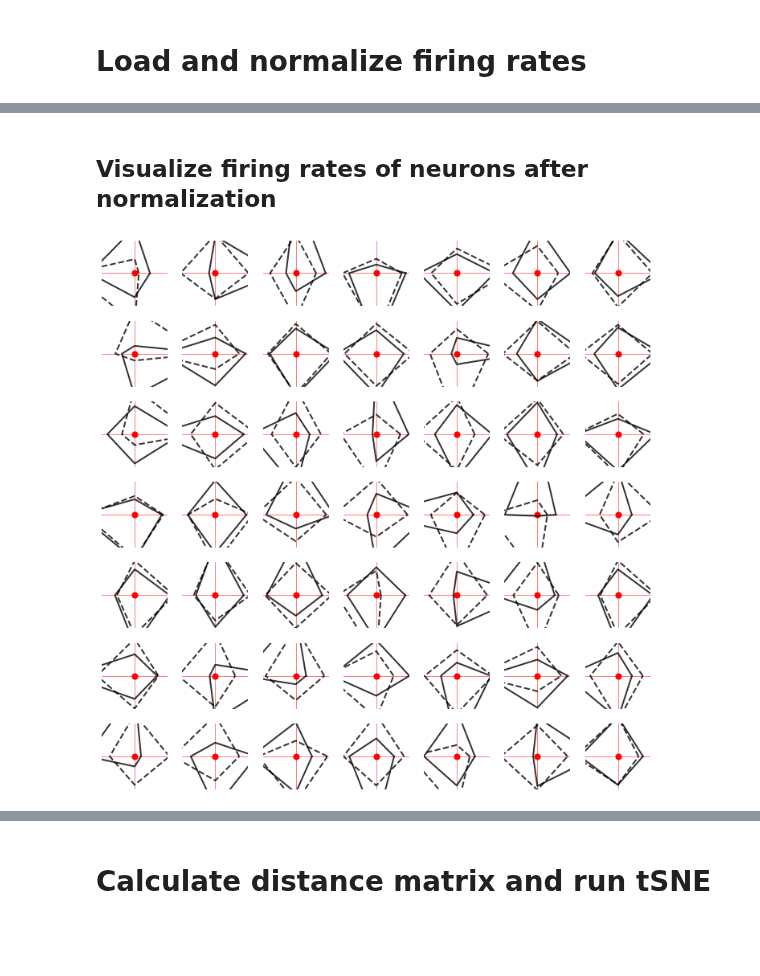
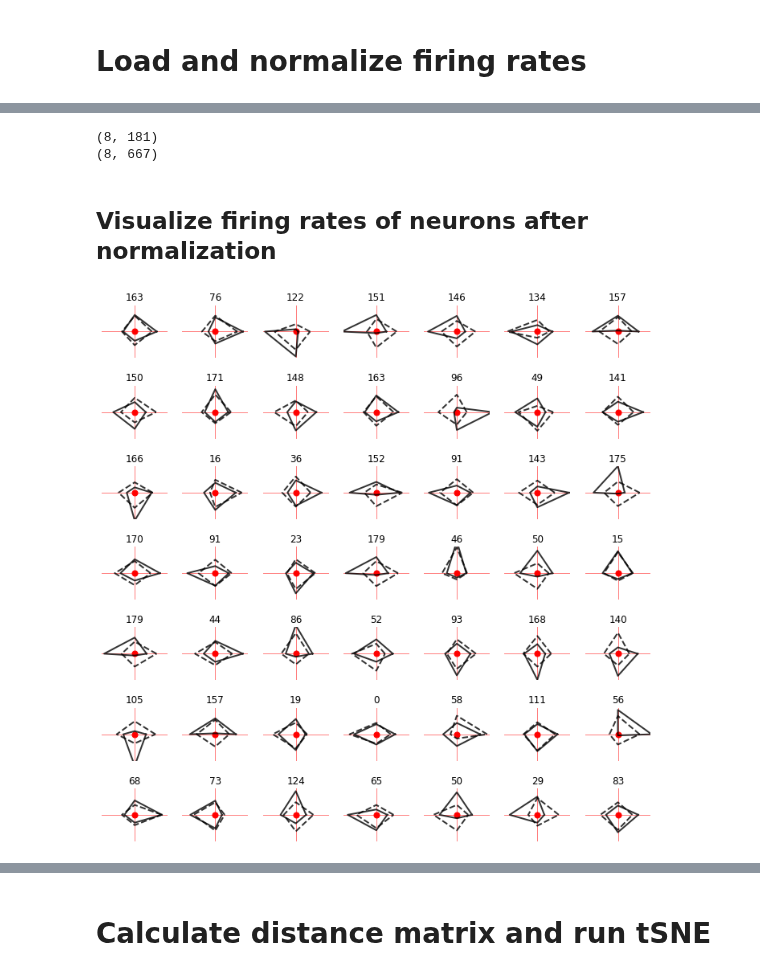
Before and after one commit to azaho/ccn_story3, a Jupyter notebook: netdist.ipynb, the cells around one changed output, grey strips where cells are left out. Saved outputs shown, nothing was run; the diff lists cells and outputs as text; code cells hidden in the pictures; blank space fills up the shorter version.

```diff
--- a/netdist.ipynb
+++ b/netdist.ipynb
@@ -194,11 +241,12 @@ for reshuffle_test, keeping 100% of networks
 # %%
+add_sensory_units = False
 def normalization_function(firing_rates, smoothing_term=0.05):
-    mean_fr = np.expand_dims(np.mean(temp, axis=0), axis=0)
-    std_fr = np.expand_dims(np.std(temp, axis=0), axis=0)
-    #return (firing_rates - mean_fr)/(std_fr+smoothing_term)+1
+    mean_fr = np.expand_dims(np.mean(firing_rates, axis=0), axis=0)
+    std_fr = np.expand_dims(np.std(firing_rates, axis=0), axis=0)
+    return (firing_rates - mean_fr)/(std_fr+smoothing_term)+1
 
-    min_fr = np.expand_dims(np.min(temp, axis=0), axis=0)
-    max_fr = np.expand_dims(np.max(temp, axis=0), axis=0)
+    min_fr = np.expand_dims(np.min(firing_rates, axis=0), axis=0)
+    max_fr = np.expand_dims(np.max(firing_rates, axis=0), axis=0)
     return (firing_rates-min_fr) / (max_fr-min_fr+smoothing_term)
 
 arrays = []
@@ -209,9 +257,10 @@ for network_name, network in all_networks.items():
     if "neural" in network:  # process neural data separately, as it's in a different format.
         for name in names:
             temp = np.load(name+".npy").reshape(4, 2, -1)+1
-            temp = normalization_function(temp, smoothing_term=1)
+            #temp = normalization_function(temp, smoothing_term=1)
             temp = temp.reshape(-1, temp.shape[-1])
             arrays.append(temp)
+            print(temp.shape)
     else:
         for j, name in enumerate(names):
             # defining parameters (these have to be the same as in training files)
@@ -237,9 +286,17 @@ for network_name, network in all_networks.items():
             temp = np.zeros((n_trials, 2, net_size))
             temp[:, 0, :] = np.mean(array.reshape(n_trials, total_time, net_size)[::, t_cue_from:t_cue_to, :], axis=1)
             temp[:, 1, :] = np.mean(array.reshape(n_trials, total_time, net_size)[::, t_d_from:t_d_to, :], axis=1)
+
+            if add_sensory_units:
+                temp2 = np.zeros((n_trials, 2, net_size*2))
+                temp2[:, :, :net_size] = np.copy(temp)
+                for k in range(64):
+                    temp2[k, 0, net_size:] = _input_direction_representation((k//8)*45)
+                temp = temp2
+
             temp = normalization_function(temp, smoothing_term=0.01)
             temp = temp[network["indices"]]  # only select certain trials
-            temp = temp.reshape(-1, net_size)
+            temp = temp.reshape(-1, temp.shape[-1])
             arrays.append(temp)
 
     network_names.append(network_name)
@@ -247,39 +304,44 @@ for network_name, network in all_networks.items():
     for name in names:
         network['ids'].append(i)
         i+=1
+# %% [output]
+(8, 181)
+(8, 667)
 # %% [markdown]
 ## Visualize firing rates of neurons after normalization
 # %%
 # visualize how selective neurons look like after normalization
 # solid line for t=input, dotted for t=distractor
 show_neurons = "diego_phd_mst"
 #show_neurons = "gating"
 array = np.copy(arrays[all_networks[show_neurons]["ids"][0]].reshape(4, 2, -1))
 fig, axes = plt.subplots(7, 7, figsize=(10, 10))
 for i in range(7):
     for j in range(7):
         ax = axes[i, j]
         n_i = 5 * i + j
         n_i = np.random.randint(0, array.shape[-1]-1)#5 * i + j
 
         ax.scatter([0], [0], 50, color="red")
         ax.plot([-100, 100], [0, 0], "r-", linewidth=.5)
         ax.plot([0, 0], [-100, 100], "r-", linewidth=.5)
 
         coords = np.array([[1, 0], [0, 1], [-1, 0], [0, -1], [1, 0]], dtype=float)
         coords *= np.expand_dims(array[:, 0, n_i][[0, 1, 2, 3, 0]], axis=1)
         ax.plot(coords[:, 0], coords[:, 1], "k-", linewidth=2, alpha=0.8)
 
         coords = np.array([[1, 0], [0, 1], [-1, 0], [0, -1], [1, 0]], dtype=float)
         coords *= np.expand_dims(array[:, 1, n_i][[0, 1, 2, 3, 0]], axis=1)
         ax.plot(coords[:, 0], coords[:, 1], "k--", linewidth=2, alpha=0.8)
 
-        lim = 1
+        ax.set_title(n_i, fontsize=12)
+
+        lim = 2
         ax.set_xlim(-lim, lim)
         ax.set_ylim(-lim, lim)
         ax.axis('off')
 plt.tight_layout()
 plt.show()
 # %% [output]
-[figure, old version]
+[figure, new version]
 # %%
```
Also changed, not shown: parts of 13 cells of this notebook, 11 other files.
